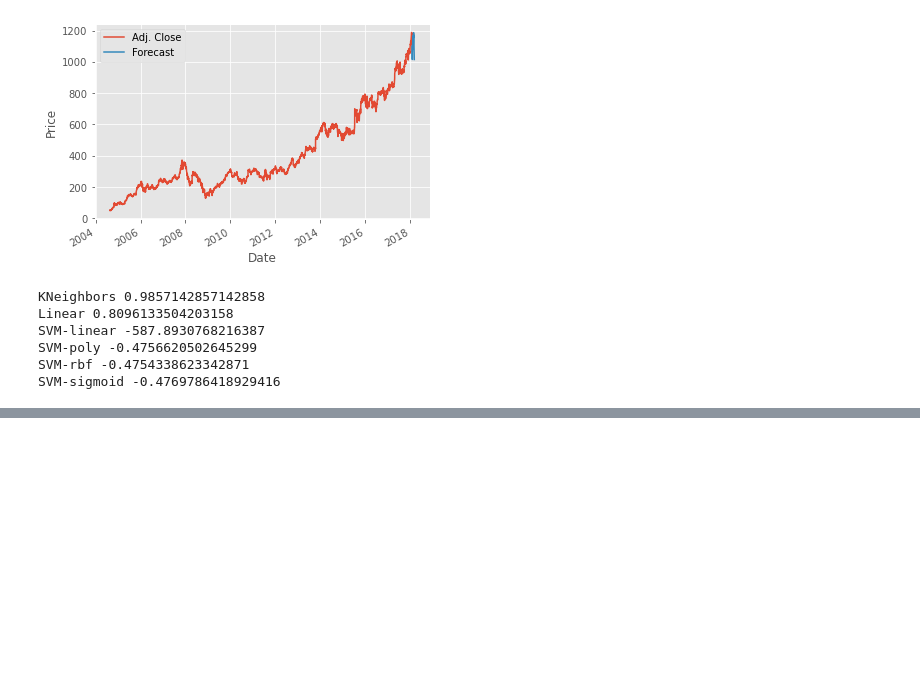
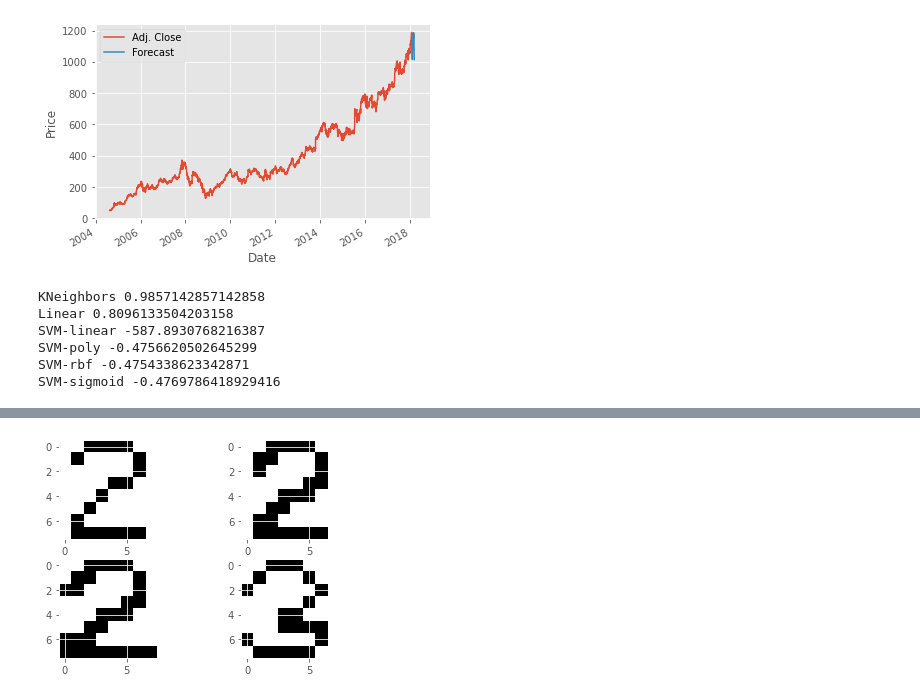
Before and after one commit to wangpeidong/PythonLab, a Jupyter notebook: tutorial/PythonTutorial.ipynb, the cells around one changed output, grey strips where cells are left out. Drawn from its saved outputs; the diff is of its cells as text; code cells hidden in the pictures; blank space fills up the shorter version.

```diff
--- a/tutorial/PythonTutorial.ipynb
+++ b/tutorial/PythonTutorial.ipynb
@@ -197,0 +200,62 @@ plt.show()
+# %%
+from PIL import Image
+import numpy as np
+import matplotlib.pyplot as plt
+
+def threshold(imageArray):
+
+    balanceAr = []
+    newAr = imageArray
+    from statistics import mean
+    for eachRow in imageArray:
+        for eachPix in eachRow:
+            avgNum = mean(eachPix[:3])
+            balanceAr.append(avgNum)
+
+    balance = mean(balanceAr)
+    for eachRow in newAr:
+        for eachPix in eachRow:
+            if mean(eachPix[:3]) > balance:
+                eachPix[0] = 255
+                eachPix[1] = 255
+                eachPix[2] = 255
+                #eachPix[3] = 255
+            else:
+                eachPix[0] = 0
+                eachPix[1] = 0
+                eachPix[2] = 0
+                #eachPix[3] = 255
+    return newAr
+
+i = Image.open('images/numbers/2.1.png')
+iar = np.array(i)
+i2 = Image.open('images/numbers/2.2.png')
+iar2 = np.array(i2)
+i3 = Image.open('images/numbers/2.3.png')
+iar3 = np.array(i3)
+#i4 = Image.open('images/sentdex.png')
+i4 = Image.open('images/test.png')
+iar4 = np.array(i4)
+
+iar = threshold(iar)
+iar2 = threshold(iar2)
+iar3 = threshold(iar3)
+iar4 = threshold(iar4)
+
+#fig = plt.figure()
+
+ax1 = plt.subplot2grid((2,2),(0,0), rowspan=1, colspan=1)
+ax2 = plt.subplot2grid((2,2),(1,0), rowspan=1, colspan=1)
+ax3 = plt.subplot2grid((2,2),(0,1), rowspan=1, colspan=1)
+ax4 = plt.subplot2grid((2,2),(1,1), rowspan=1, colspan=1)
+
+
+ax1.imshow(iar)
+ax2.imshow(iar2)
+ax3.imshow(iar3)
+ax4.imshow(iar4)
+
+
+plt.show()
+# %% [output]
+[figure, added]
```
Also changed, not shown: parts of 10 cells of this notebook.
